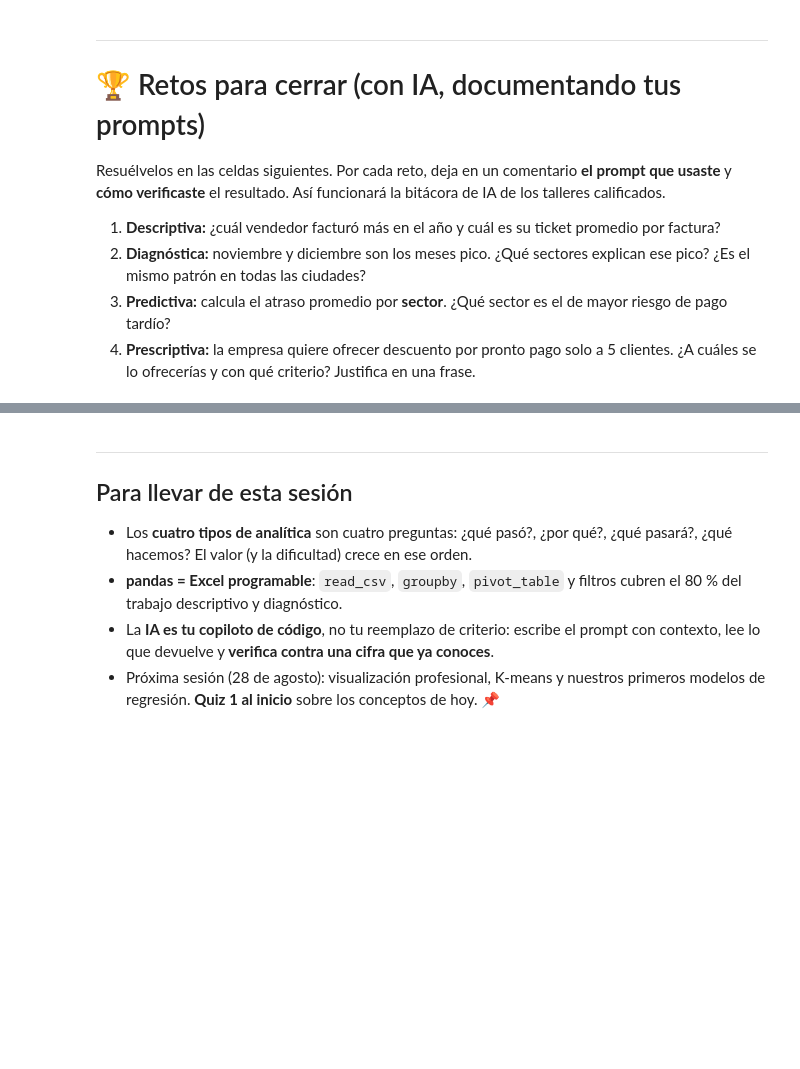
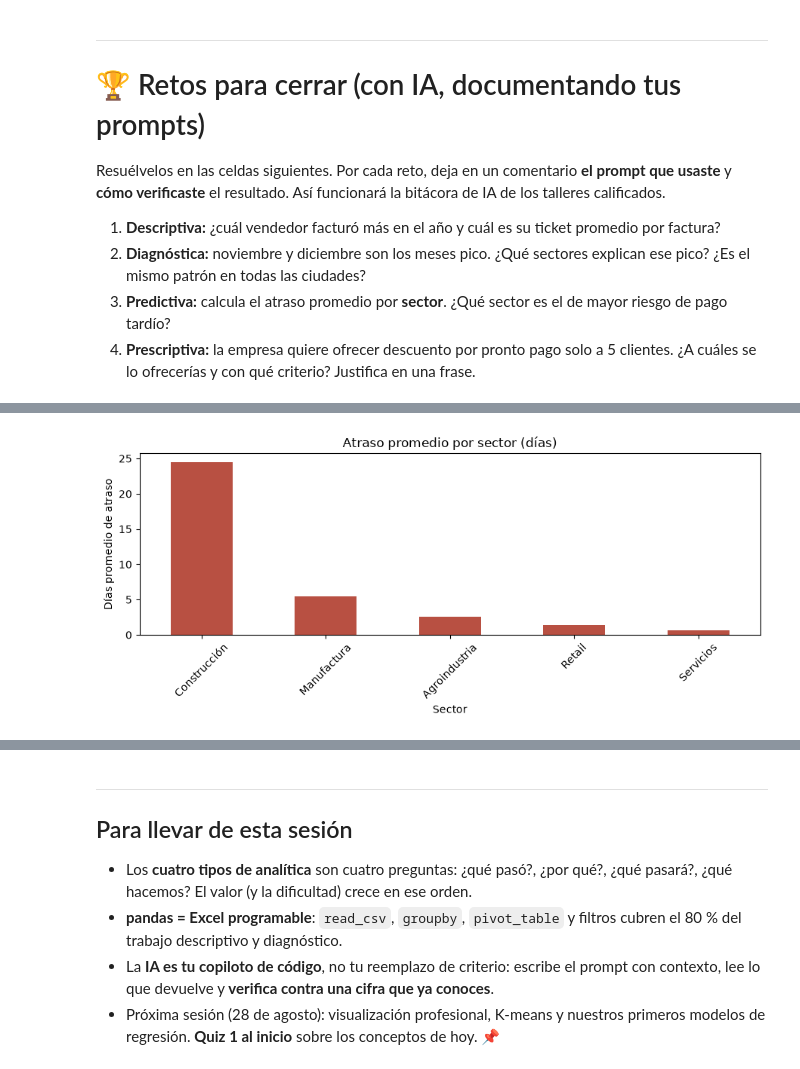
Before and after one commit to Cindy14299/clase-1-externado, a Jupyter notebook: Taller_Sesion1_Analitica_Andina (1).ipynb, the cells around one changed output, grey strips where cells are left out. Drawn from its saved outputs; the diff is of its cells as text; code cells hidden in the pictures; blank space fills up the shorter version.

```diff
--- a/Taller_Sesion1_Analitica_Andina (1).ipynb
+++ b/Taller_Sesion1_Analitica_Andina (1).ipynb
@@ -120,7 +120,7 @@ aca podemos observar que cuando ejecutamos el codigo trae el nombre facturacion_
 # %%
 import pandas as pd               # pandas casi siempre se importa con el alias "pd"
 
-df = pd.read_csv("facturacion_andina")   # leer el archivo a un DataFrame
+df = pd.read_csv("facturacion andina/facturacion_andina_2025.csv")   # leer el archivo a un DataFrame
 
 # Convertimos las columnas de fecha a tipo fecha (vienen como texto)
 for col in ["fecha_emision", "fecha_vencimiento", "fecha_pago"]:
@@ -307,0 +927,18 @@ Resuélvelos en las celdas siguientes. Por cada reto, deja en un comentario **el
+# %%
+import matplotlib.pyplot as plt
+
+# Gráfico 1: atraso promedio por sector
+riesgo_sector["atraso_promedio"].sort_values(ascending=False).plot(
+    kind="bar",
+    figsize=(9, 4),
+    color="#B85042",
+    title="Atraso promedio por sector (días)"
+)
+
+plt.xlabel("Sector")
+plt.ylabel("Días promedio de atraso")
+plt.xticks(rotation=45)
+plt.tight_layout()
+plt.show()
+# %% [output]
+[figure, added]
```
Also changed, not shown: parts of 68 cells of this notebook.
